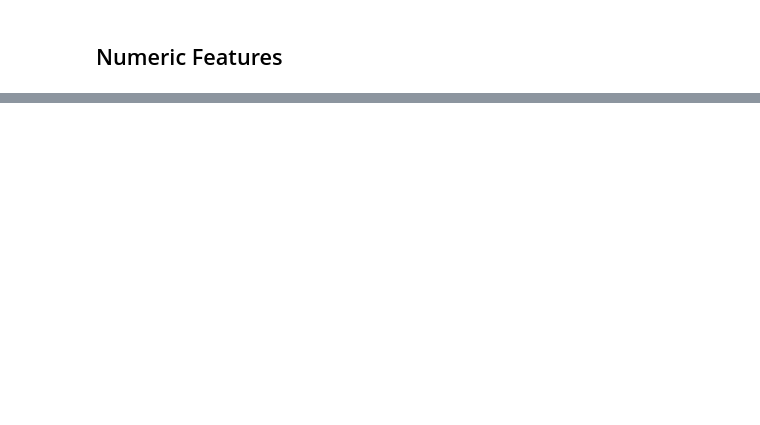
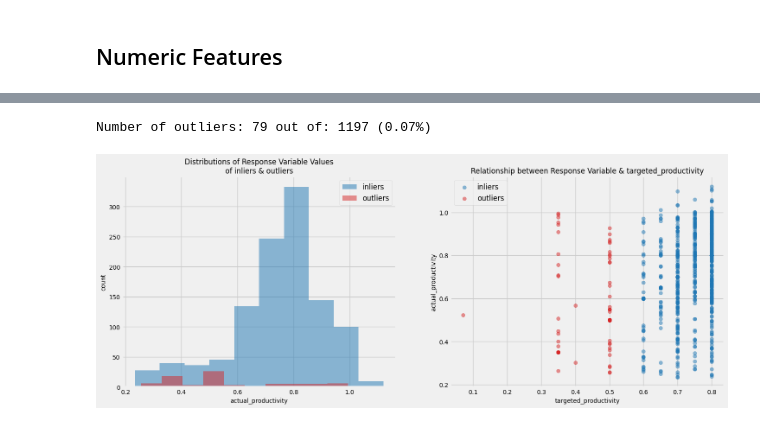
Before and after one commit to moscmh/productivity-prediction, a Jupyter notebook: garment.ipynb, the cells around one changed output, grey strips where cells are left out. Drawn from its saved outputs; the diff is of its cells as text; code cells hidden in the pictures; blank space fills up the shorter version.

```diff
--- a/garment.ipynb
+++ b/garment.ipynb
@@ -176,2 +200,30 @@ cats = ['quarter', 'department', 'day', 'team', 'no_of_style_change']
+# %%
+no_outliers = Xy.loc[Xy.targeted_productivity < .55, :].shape[0]
+no_total = Xy.shape[0]
+print("Number of outliers:", no_outliers, "out of:", no_total, f"({round(no_outliers/no_total,2)}%)")
+# %% [output]
+Number of outliers: 79 out of: 1197 (0.07%)
+# %%
+fig, axes = plt.subplots(1,2, figsize=(16,6))
+
+axes[0].hist(Xy.loc[Xy.targeted_productivity >= .55, 'actual_productivity'], color='tab:blue', alpha=.5, label='inliers')
+axes[0].hist(Xy.loc[Xy.targeted_productivity < .55, 'actual_productivity'], color='tab:red', alpha=.5, label='outliers')
+axes[0].legend(fontsize=12)
+axes[0].tick_params(axis='both', labelsize=10)
+axes[0].set_ylabel('count', fontsize=10)
+axes[0].set_xlabel('actual_productivity', fontsize=10)
+axes[0].set_title('Distributions of Response Variable Values\nof inliers & outliers', fontsize=12)
+
+axes[1].scatter('targeted_productivity', 'actual_productivity', data=Xy.loc[Xy.targeted_productivity >= .55, ['targeted_productivity','actual_productivity']], color='tab:blue', alpha=.5, label='inliers')
+axes[1].scatter('targeted_productivity', 'actual_productivity', data=Xy.loc[Xy.targeted_productivity < .55, ['targeted_productivity','actual_productivity']], color='tab:red', alpha=.5, label='outliers')
+axes[1].legend(fontsize=12)
+axes[1].tick_params(axis='both', labelsize=10)
+axes[1].set_ylabel('actual_productivity', fontsize=10)
+axes[1].set_xlabel('targeted_productivity', fontsize=10)
+axes[1].set_title('Relationship between Response Variable & targeted_productivity', fontsize=12)
+
+plt.show()
+# %% [output]
+[figure, added]
 # %%
 # Begins with distributions in histograms
```
Also changed, not shown: parts of 11 cells of this notebook.
